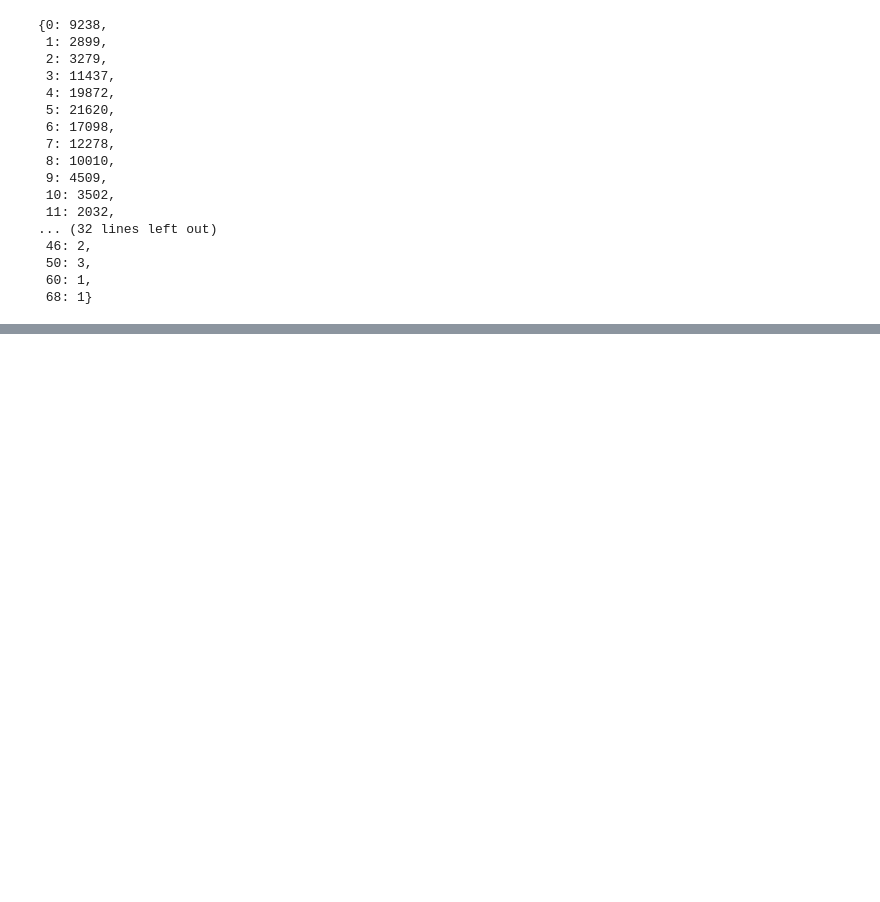
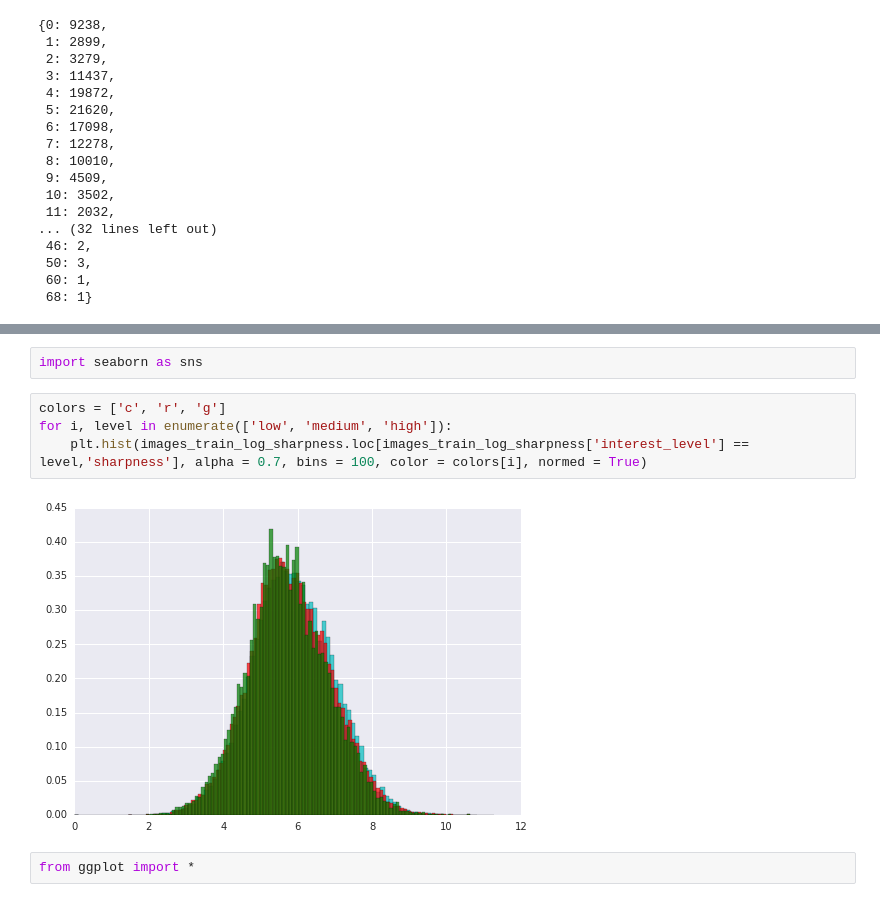
Before and after one commit to domingos86/renthop-kaggle, a Jupyter notebook: photo_analysis.ipynb, the cells around one changed output, grey strips where cells are left out. Saved outputs shown, nothing was run; the diff lists cells and outputs as text; blank space fills up the shorter version.

```diff
--- a/photo_analysis.ipynb
+++ b/photo_analysis.ipynb
@@ -485,0 +582,10 @@ photos_count_dict
+# %%
+import seaborn as sns
+# %%
+colors = ['c', 'r', 'g']
+for i, level in enumerate(['low', 'medium', 'high']):
+    plt.hist(images_train_log_sharpness.loc[images_train_log_sharpness['interest_level'] == level,'sharpness'], alpha = 0.7, bins = 100, color = colors[i], normed = True)
+# %% [output]
+[figure, added]
+# %%
+from ggplot import *
```
Also changed, not shown: parts of 20 cells of this notebook, 2 other files.
